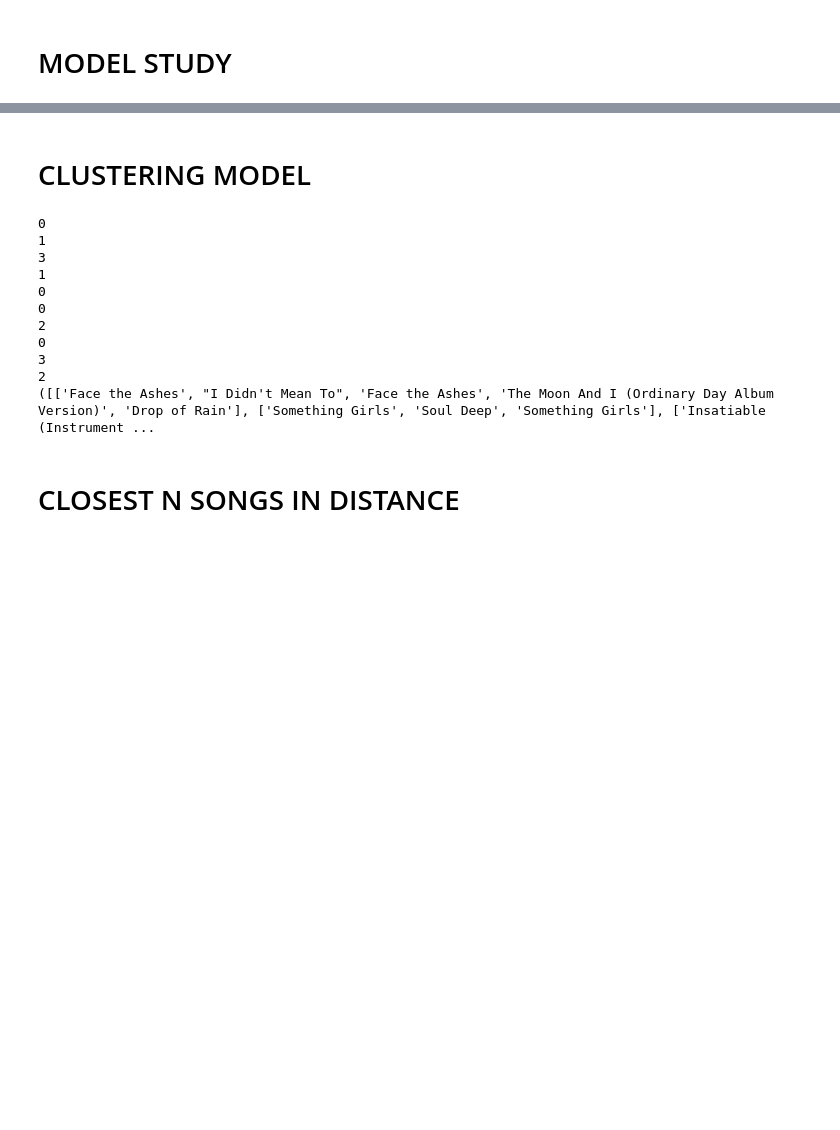
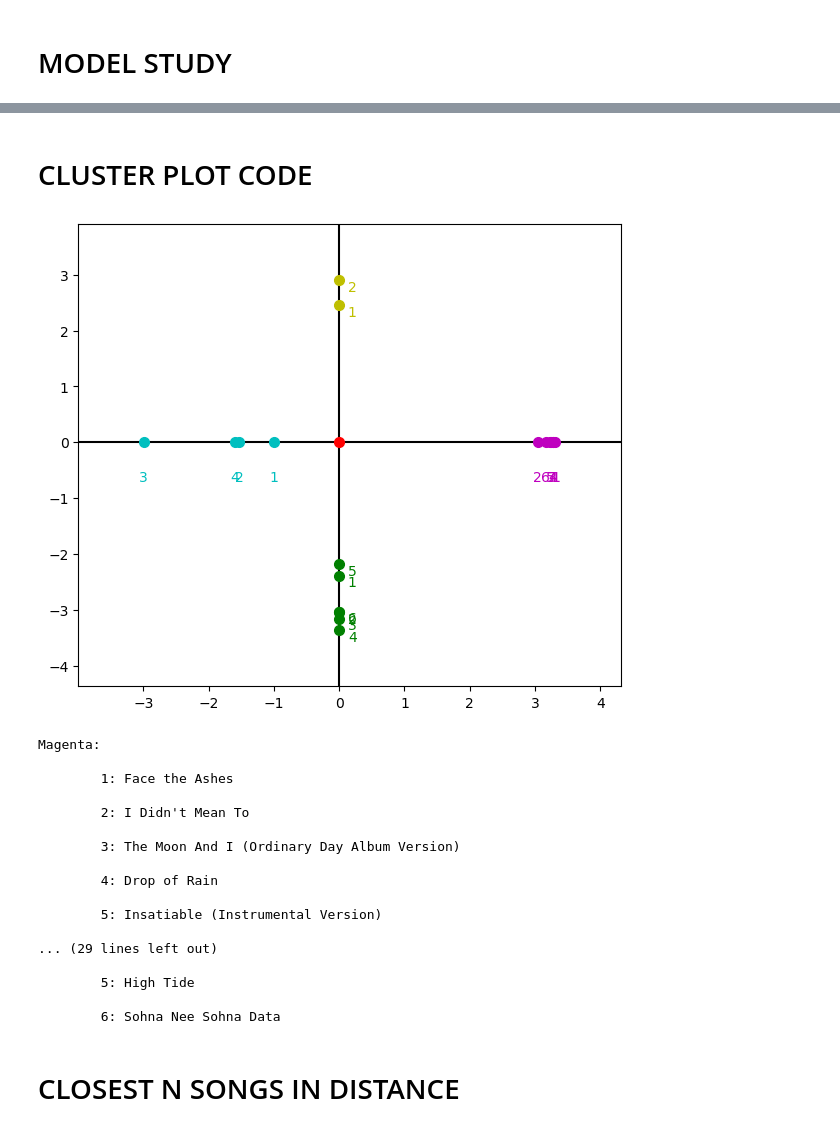
Before and after one commit to agarfel/CSE204-Project, a Jupyter notebook: model_study.ipynb, the cells around one changed output, grey strips where cells are left out. Drawn from its saved outputs; the diff is of its cells as text; code cells hidden in the pictures; blank space fills up the shorter version.

```diff
--- a/model_study.ipynb
+++ b/model_study.ipynb
@@ -102,2 +73,0 @@ print(distance(songrec, data.iloc[1], [1,1,1,1,1], 'hot'))
-# %% [markdown]
-# CLUSTERING MODEL
@@ -104,3 +80,5 @@ print(distance(songrec, data.iloc[1], [1,1,1,1,1], 'hot'))
+# %% [markdown]
+# CLUSTER PLOT CODE
 # %%
 k = 3 #number of clusters
 
@@ -115,11 +93,6 @@ def find_starting_points(playlist, k):
     starting_points = sort_indices[:k]
     return starting_points
 
-#print(find_starting_points(playlist,4))
-#print(playlist[3])
-#print(songrec)
-#print(distance(playlist[3], songrec))
-
 def cluster_songs(starting_points, k, pl, song):
     #cluster songs in input playlist into k clusters with respective starting points in starting_points wrt distance to song
     # where song is a recommended song
@@ -127,26 +100,20 @@ def cluster_songs(starting_points, k, pl, song):
     names = [[pl[start]['title']] for start in starting_points]
     values = [[distance(pl[start], song)] for start in starting_points]
 
-    #print(res)#initialize array of k arrays each representing one cluster
-    for plsong in pl[0:]:
-        cluster = np.argsort(np.array([distance(plsong, pl[start]) for start in starting_points]))[0]
-        print(cluster)
-        #returns index in starting_points which cluster it corresponds to
-        names[cluster].append(plsong['title'])
-        values[cluster].append(distance(plsong, pl[cluster]))
+    start_ids = [(pl[s]['title'],pl[s]['artist_name']) for s in starting_points]
+    for plsong in pl:
+        if (plsong['title'], plsong['artist_name']) not in start_ids:
+            cluster = np.argsort(np.array([distance(plsong, pl[start]) for start in starting_points]))[0]
+            #returns index in starting_points which cluster it corresponds to
+            names[cluster].append(plsong['title'])
+            values[cluster].append(distance(plsong, song))
 
-    return names, values
-r = cluster_songs(find_starting_points(playlist, 4), 4, playlist, songrec)
-print(r)
+    min = np.min([distance(song, other) for other in pl])
+
+    rescaled = values
+    for i in range(len(values)):
+        for j in range(len(values[i])):
+
+            rescaled[i][j] = values[i][j] + np.abs(min) + 1
+
+    return names, rescaled
-# %% [output]
-0
-1
-3
-1
-0
-0
-2
-0
-3
-2
-([['Face the Ashes', "I Didn't Mean To", 'Face the Ashes', 'The Moon And I (Ordinary Day Album Version)', 'Drop of Rain'], ['Something Girls', 'Soul Deep', 'Something Girls'], ['Insatiable (Instrument ...
@@ -153,3 +206,33 @@ print(r)
+# %%
+playlist = [data.iloc[i] for i in range(19)]
+songrec = data.iloc[20]
+k = 4
+#def find_starting_points(playlist, k):
+
+#def cluster_songs(starting_points, k, pl, song)
+#def cluster_plot(distance_array, songs, size=(7,6)):
+
+names, values = cluster_songs(find_starting_points(playlist,k), k, playlist, songrec)
+cluster_plot(values, names)
+# %% [output]
+[figure, added]
+Magenta:
+
+        1: Face the Ashes
+
+        2: I Didn't Mean To
+
+        3: The Moon And I (Ordinary Day Album Version)
+
+        4: Drop of Rain
+
+        5: Insatiable (Instrumental Version)
+
+... (29 lines left out)
+
+        5: High Tide
+
+        6: Sohna Nee Sohna Data
 # %% [markdown]
 # CLOSEST N SONGS IN DISTANCE
 # %%
```
Also changed, not shown: parts of 6 cells of this notebook.
